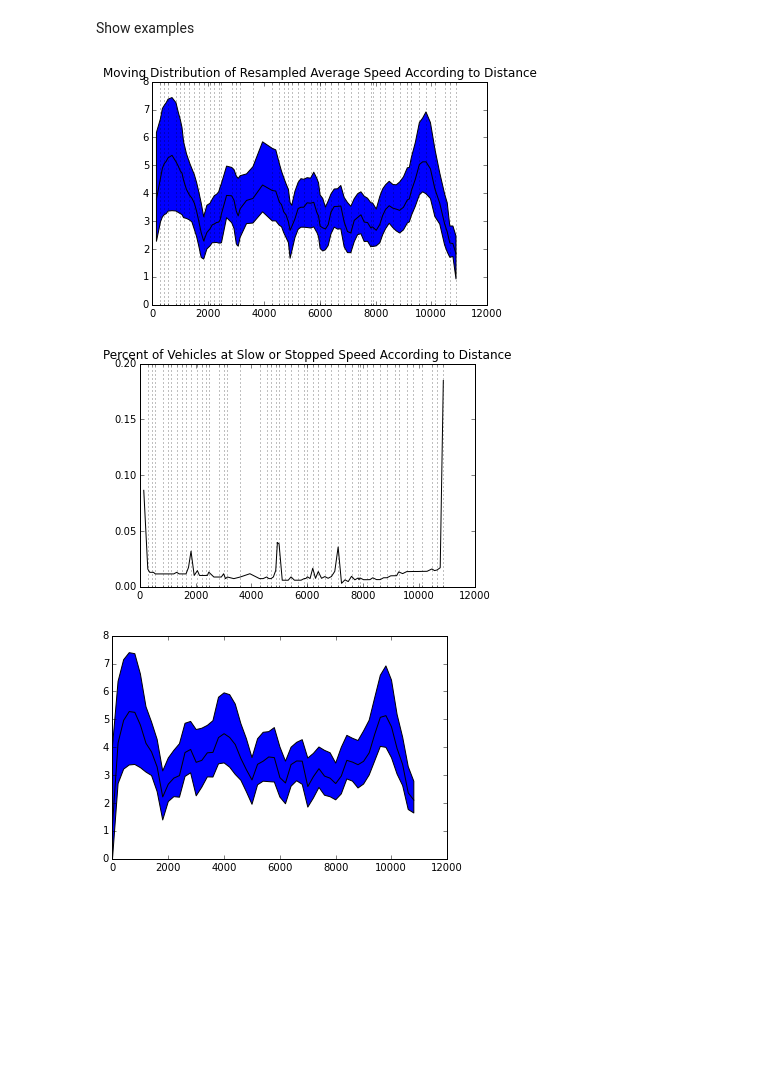
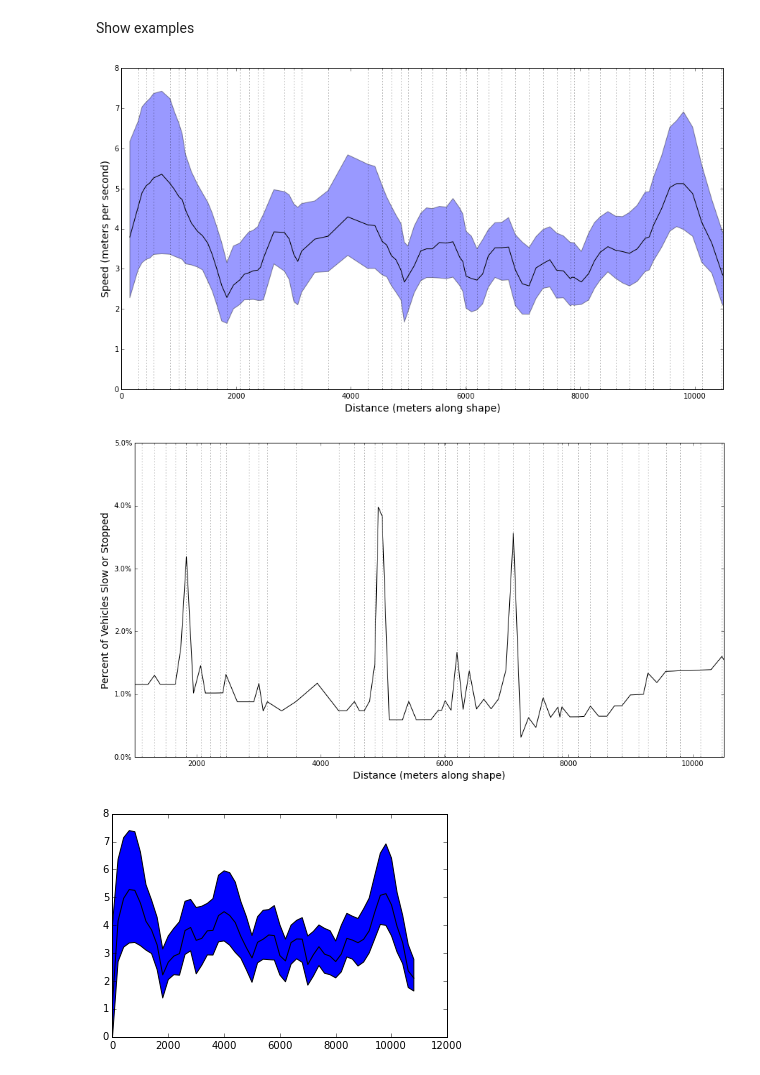
Before and after one commit to sarangof/Bus-Capstone, a Jupyter notebook: demonstration/plot_speeds_along_shape.ipynb, the cells around one changed output. Drawn from its saved outputs; the diff is of its cells as text; code cells hidden in the pictures; blank space fills up the shorter version.

Commit message:
matthew plot figures

```diff
--- a/demonstration/plot_speeds_along_shape.ipynb
+++ b/demonstration/plot_speeds_along_shape.ipynb
@@ -125,30 +125,43 @@ example_df1 = speeds_along_shape_stops(bustime.query('SHAPE_ID == "B1O0243"'),st
 # %%
 stop_ticks = list(stop_dist_df['distance_shape'].astype(int))
 x = list(example_df1.index.values)
 y = example_df1['50%'].values
 upper = example_df1['75%'].values
 lower = example_df1['25%'].values
-fig, ax = pl.subplots()
+fig, ax = pl.subplots(1,1,figsize=(15,8))
 ax.set_xticks(stop_ticks, minor=True)
 ax.xaxis.grid(True, which='minor')
 ax.plot(x, y, 'k-')
-ax.fill_between(x, lower, upper)
-pl.title('Moving Distribution of Resampled Average Speed According to Distance')
+
+ax.fill_between(x, lower, upper,alpha=0.4)
+pl.ylabel('Speed (meters per second)', fontsize=14)
+pl.xlabel('Distance (meters along shape)', fontsize=14)
+# pl.title('Moving Distribution of Resampled Average Speed According to Distance')
+pl.xlim(0,10500)
+pl.savefig('/gpfs2/projects/project-bus_capstone_2016/workspace//mu529/Bus-Capstone/plots/moving_speed_distribution.png')
 pl.show()
 # %% [output]
-[figure, old version]
+[figure, new version]
 # %%
 stop_ticks = list(stop_dist_df['distance_shape'].astype(int))
 x = list(example_df1.index.values)
 y = example_df1['stopped_count'].values/example_df1['count'].values
-fig, ax = pl.subplots()
+fig, ax = pl.subplots(1,1,figsize=(15,8))
 ax.set_xticks(stop_ticks, minor=True)
+
 ax.xaxis.grid(True, which='minor')
 ax.plot(x, y, 'k-')
-pl.title('Percent of Vehicles at Slow or Stopped Speed According to Distance')
+pl.ylabel('Percent of Vehicles Slow or Stopped', fontsize=14)
+pl.xlabel('Distance (meters along shape)', fontsize=14)
+# pl.title('Percent of Vehicles at Slow or Stopped Speed According to Distance')
+pl.xlim(1000,10500)
+pl.ylim(0,0.05)
+vals = ax.get_yticks()
+ax.set_yticklabels(['{:2.1f}%'.format(x*100) for x in vals])
+pl.savefig('/gpfs2/projects/project-bus_capstone_2016/workspace//mu529/Bus-Capstone/plots/percent_vehicles_slow_or_stopped.png')
 pl.show()
 # %% [output]
-[figure, old version]
+[figure, new version]
 # %%
 example_df2 = speeds_along_shape_ticks(bustime.query('SHAPE_ID == "B1O0243"'))
 # %%
```
Also changed, not shown: 8 other files.
